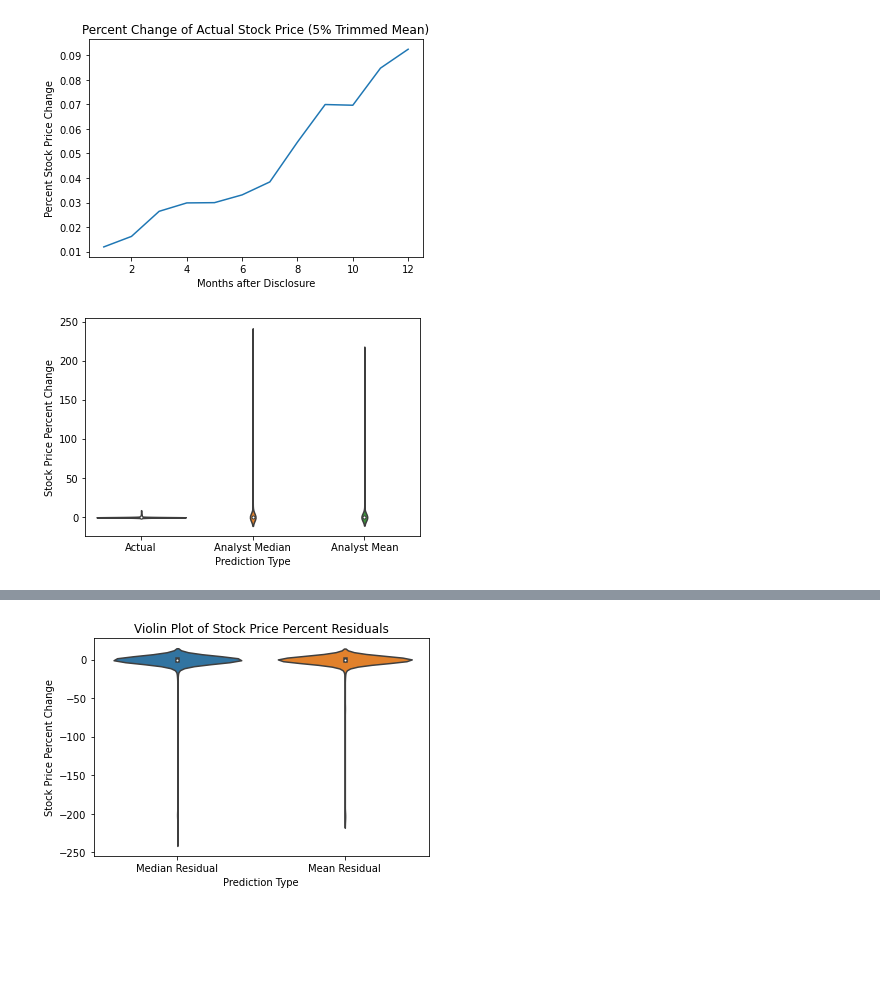
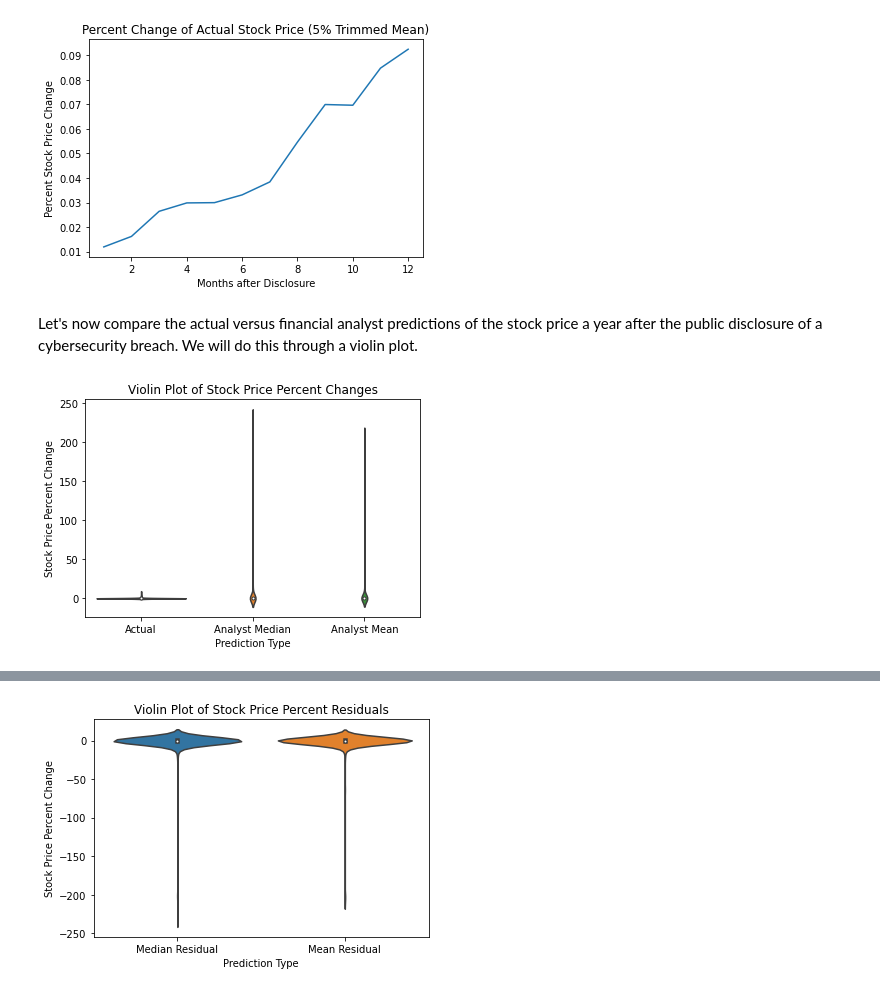
Before and after one commit to Zeyuzhao/BreachPrice, a Jupyter notebook: notebooks/main.ipynb, the cells around one changed output, grey strips where cells are left out. Cells and saved outputs as stored; diff of their text form; code cells hidden in the pictures; blank space fills up the shorter version.

```diff
--- a/notebooks/main.ipynb
+++ b/notebooks/main.ipynb
@@ -195,5 +195,6 @@ t1 = stock_price_aa_records.apply(lambda row: (row['median stock forecast']-row[
 t2 = stock_price_aa_records.apply(lambda row: (row['mean stock forecast']-row['Stock Price (0 months DoD)'])/row['Stock Price (0 months DoD)'], axis=1)
 
 analysts_percent = pd.concat([stock_prices[12], pd.DataFrame(t1), pd.DataFrame(t2)], axis=1, join='inner')
+analysts_percent.columns = ['Actual', 'Analyst Median', 'Analyst Mean']
 # %% [markdown]
 <h2>Exploratory Data Analysis</h2>
@@ -243,9 +264,12 @@ plt.title("Percent Change of Actual Stock Price (5% Trimmed Mean)")
 plt.show()
 # %% [output]
 [figure]
+# %% [markdown]
+Let's now compare the actual versus financial analyst predictions of the stock price a year after the public disclosure of a cybersecurity breach. We will do this through a violin plot.
 # %%
 violinplot = sns.violinplot(x="variable", y = "value", data=pd.melt(analysts_percent[['Actual', 'Analyst Median', 'Analyst Mean']]).dropna())
-violinplot.set(xlabel="Prediction Type", ylabel='Stock Price Percent Change') # Where x month is percent change from start of breach
+violinplot.set(xlabel="Prediction Type", ylabel='Stock Price Percent Change')
+violinplot.set_title("Violin Plot of Stock Price Percent Changes")
 plt.show()
 # %% [output]
-[figure, old version]
+[figure, new version]
```
Also changed, not shown: parts of 35 cells of this notebook.
